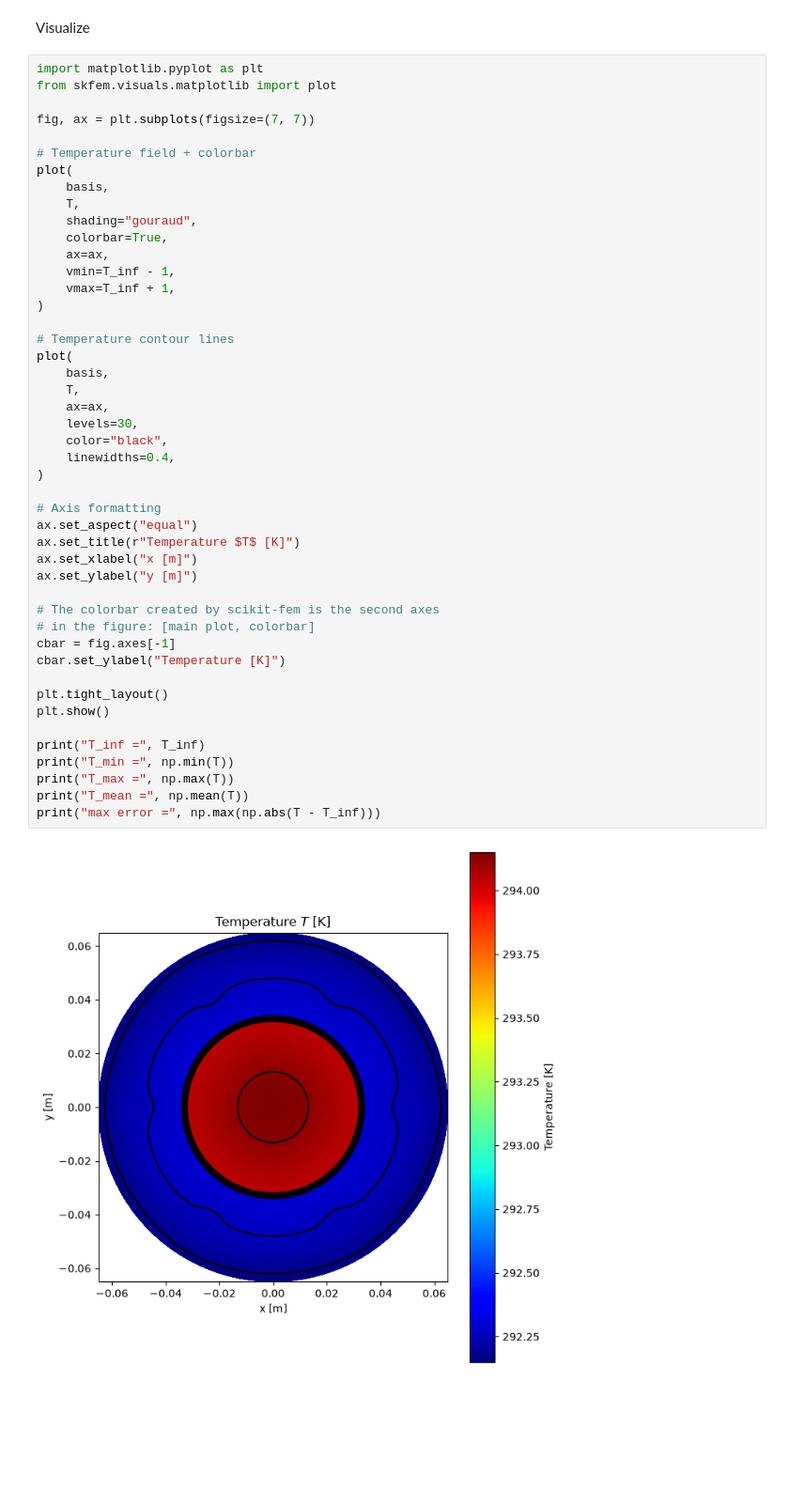
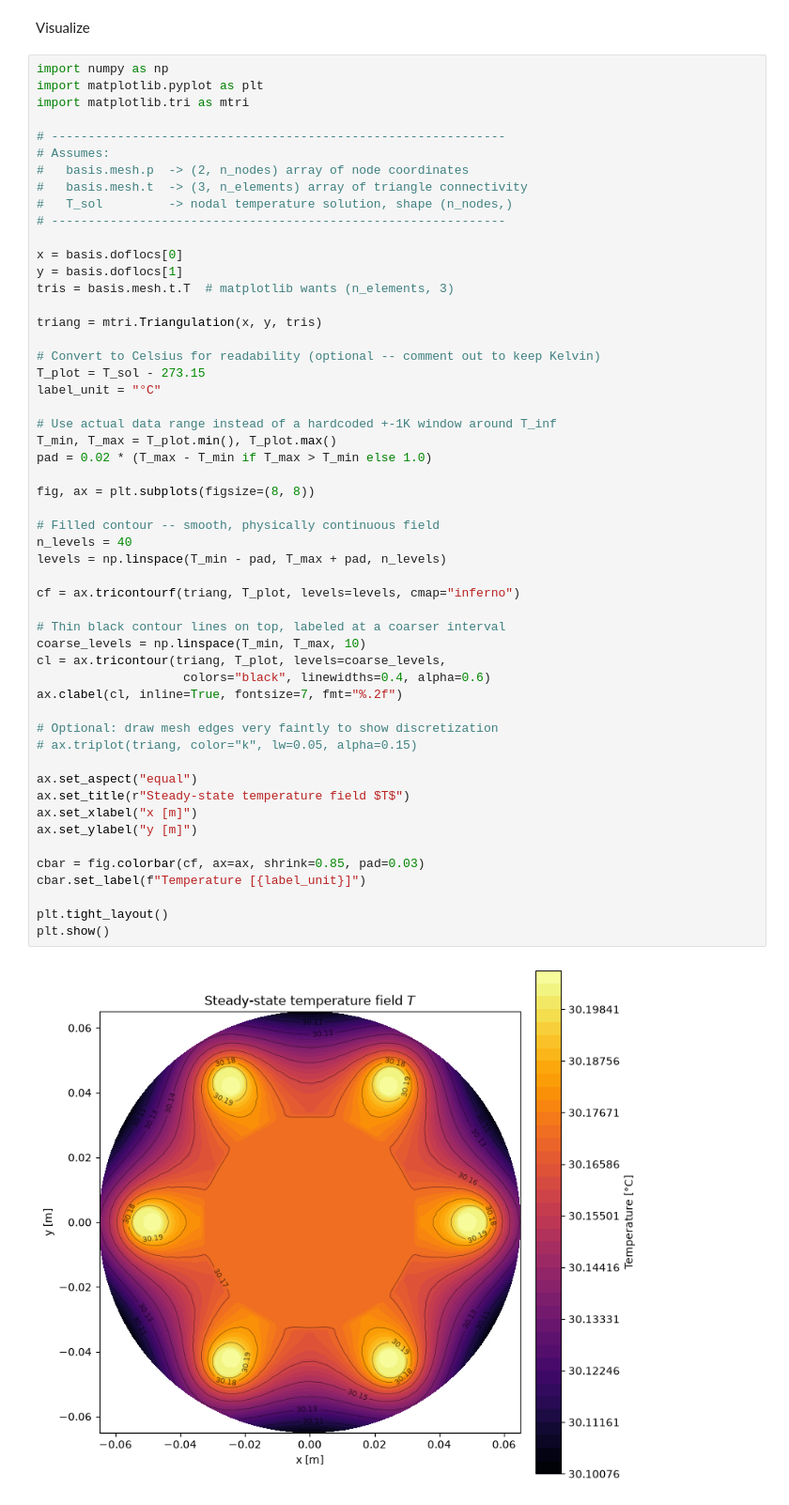
Before and after one commit to VerttiAalto100/computational-electromagnetics, a Jupyter notebook: thermal_pmsm/heat_convection_pmsm.ipynb, the cells around one changed output. Shown at 94% size. Saved outputs shown, nothing was run; the diff lists cells and outputs as text; blank space fills up the shorter version.

```diff
--- a/thermal_pmsm/heat_convection_pmsm.ipynb
+++ b/thermal_pmsm/heat_convection_pmsm.ipynb
@@ -276,50 +256,57 @@ T = solve(K, f)
 # %% [markdown]
 Visualize
 # %%
+import numpy as np
 import matplotlib.pyplot as plt
-from skfem.visuals.matplotlib import plot
+import matplotlib.tri as mtri
 
-fig, ax = plt.subplots(figsize=(7, 7))
+# --------------------------------------------------------------
+# Assumes:
+#   basis.mesh.p  -> (2, n_nodes) array of node coordinates
+#   basis.mesh.t  -> (3, n_elements) array of triangle connectivity
+#   T_sol         -> nodal temperature solution, shape (n_nodes,)
+# --------------------------------------------------------------
 
-# Temperature field + colorbar
-plot(
-    basis,
-    T,
-    shading="gouraud",
-    colorbar=True,
-    ax=ax,
-    vmin=T_inf - 1,
-    vmax=T_inf + 1,
-)
+x = basis.doflocs[0]
+y = basis.doflocs[1]
+tris = basis.mesh.t.T  # matplotlib wants (n_elements, 3)
 
-# Temperature contour lines
-plot(
-    basis,
-    T,
-    ax=ax,
-    levels=30,
-    color="black",
-    linewidths=0.4,
-)
+triang = mtri.Triangulation(x, y, tris)
 
-# Axis formatting
+# Convert to Celsius for readability (optional -- comment out to keep Kelvin)
+T_plot = T_sol - 273.15
+label_unit = "°C"
+
+# Use actual data range instead of a hardcoded +-1K window around T_inf
+T_min, T_max = T_plot.min(), T_plot.max()
+pad = 0.02 * (T_max - T_min if T_max > T_min else 1.0)
+
+fig, ax = plt.subplots(figsize=(8, 8))
+
+# Filled contour -- smooth, physically continuous field
+n_levels = 40
+levels = np.linspace(T_min - pad, T_max + pad, n_levels)
+
+cf = ax.tricontourf(triang, T_plot, levels=levels, cmap="inferno")
+
+# Thin black contour lines on top, labeled at a coarser interval
+coarse_levels = np.linspace(T_min, T_max, 10)
+cl = ax.tricontour(triang, T_plot, levels=coarse_levels,
+                    colors="black", linewidths=0.4, alpha=0.6)
+ax.clabel(cl, inline=True, fontsize=7, fmt="%.2f")
+
+# Optional: draw mesh edges very faintly to show discretization
+# ax.triplot(triang, color="k", lw=0.05, alpha=0.15)
+
 ax.set_aspect("equal")
-ax.set_title(r"Temperature $T$ [K]")
+ax.set_title(r"Steady-state temperature field $T$")
 ax.set_xlabel("x [m]")
 ax.set_ylabel("y [m]")
 
-# The colorbar created by scikit-fem is the second axes
-# in the figure: [main plot, colorbar]
-cbar = fig.axes[-1]
-cbar.set_ylabel("Temperature [K]")
+cbar = fig.colorbar(cf, ax=ax, shrink=0.85, pad=0.03)
+cbar.set_label(f"Temperature [{label_unit}]")
 
 plt.tight_layout()
 plt.show()
-
-print("T_inf =", T_inf)
-print("T_min =", np.min(T))
-print("T_max =", np.max(T))
-print("T_mean =", np.mean(T))
-print("max error =", np.max(np.abs(T - T_inf)))
 # %% [output]
-[figure, old version]
+[figure, new version]
```
Also changed, not shown: parts of 12 cells of this notebook, 5 other files.
